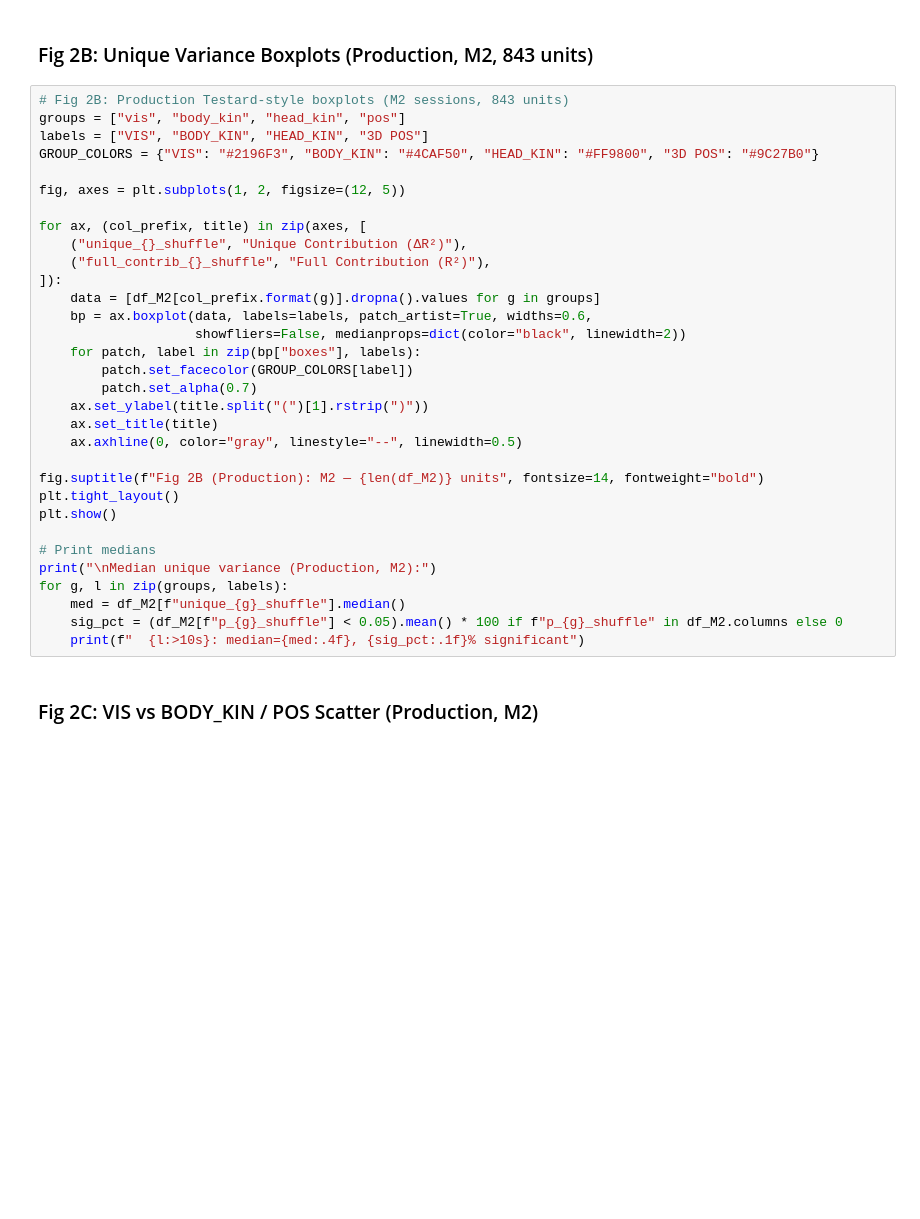
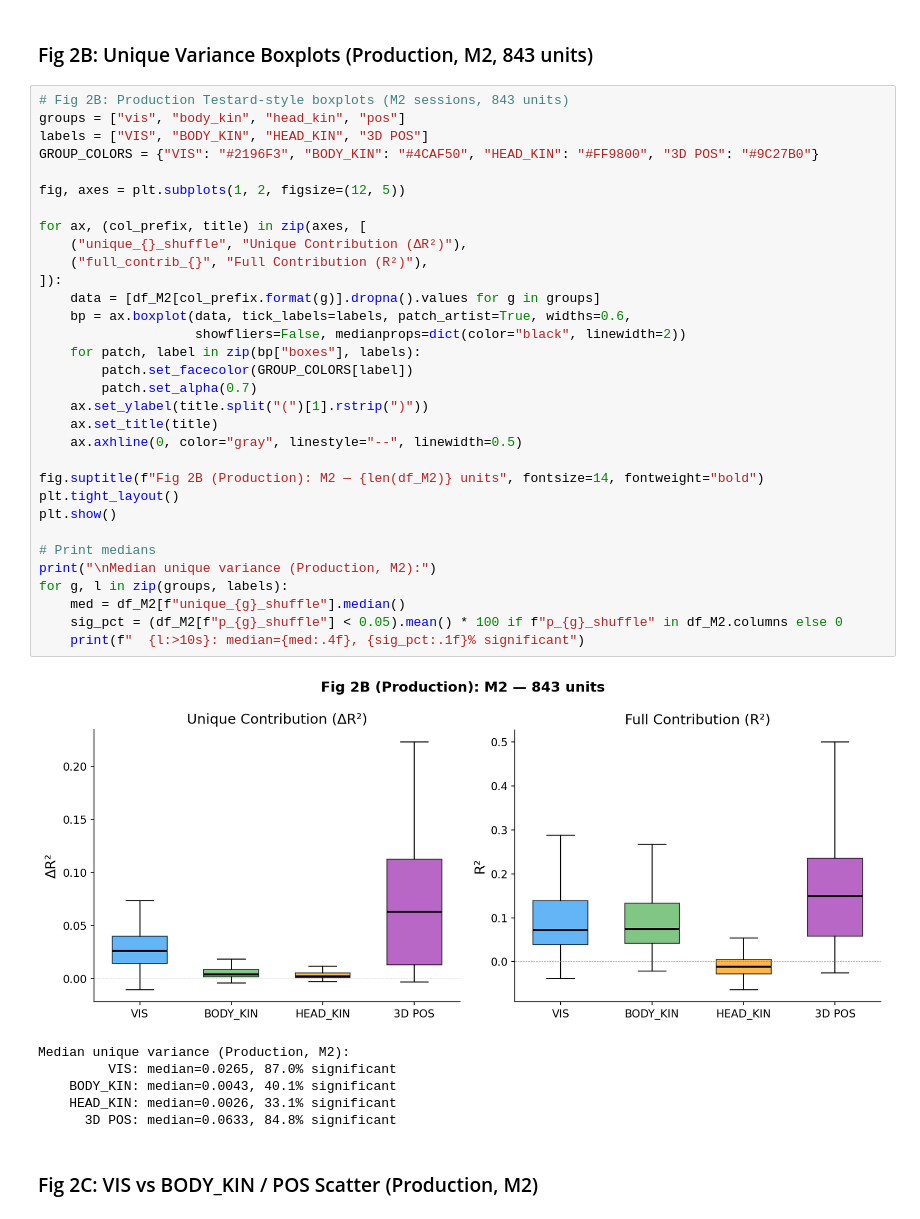
Before and after one commit to felipe-parodi/solo_mSTS_parodi2026, a Jupyter notebook: notebooks/fig2_encoding.ipynb, the cells around one changed output. Drawn from its saved outputs; the diff is of its cells as text; blank space fills up the shorter version.

```diff
--- a/notebooks/fig2_encoding.ipynb
+++ b/notebooks/fig2_encoding.ipynb
@@ -249,35 +269,42 @@ print(f"R² > 0.01 (M2): {(df_M2['full_r2'] > 0.01).mean():.1%}")
 # %%
 # Fig 2B: Production Testard-style boxplots (M2 sessions, 843 units)
 groups = ["vis", "body_kin", "head_kin", "pos"]
 labels = ["VIS", "BODY_KIN", "HEAD_KIN", "3D POS"]
 GROUP_COLORS = {"VIS": "#2196F3", "BODY_KIN": "#4CAF50", "HEAD_KIN": "#FF9800", "3D POS": "#9C27B0"}
 
 fig, axes = plt.subplots(1, 2, figsize=(12, 5))
 
 for ax, (col_prefix, title) in zip(axes, [
     ("unique_{}_shuffle", "Unique Contribution (ΔR²)"),
-    ("full_contrib_{}_shuffle", "Full Contribution (R²)"),
+    ("full_contrib_{}", "Full Contribution (R²)"),
 ]):
     data = [df_M2[col_prefix.format(g)].dropna().values for g in groups]
-    bp = ax.boxplot(data, labels=labels, patch_artist=True, widths=0.6,
+    bp = ax.boxplot(data, tick_labels=labels, patch_artist=True, widths=0.6,
                     showfliers=False, medianprops=dict(color="black", linewidth=2))
     for patch, label in zip(bp["boxes"], labels):
         patch.set_facecolor(GROUP_COLORS[label])
         patch.set_alpha(0.7)
     ax.set_ylabel(title.split("(")[1].rstrip(")"))
     ax.set_title(title)
     ax.axhline(0, color="gray", linestyle="--", linewidth=0.5)
 
 fig.suptitle(f"Fig 2B (Production): M2 — {len(df_M2)} units", fontsize=14, fontweight="bold")
 plt.tight_layout()
 plt.show()
 
 # Print medians
 print("\nMedian unique variance (Production, M2):")
 for g, l in zip(groups, labels):
     med = df_M2[f"unique_{g}_shuffle"].median()
     sig_pct = (df_M2[f"p_{g}_shuffle"] < 0.05).mean() * 100 if f"p_{g}_shuffle" in df_M2.columns else 0
     print(f"  {l:>10s}: median={med:.4f}, {sig_pct:.1f}% significant")
+# %% [output]
+[figure, added]
+Median unique variance (Production, M2):
+         VIS: median=0.0265, 87.0% significant
+    BODY_KIN: median=0.0043, 40.1% significant
+    HEAD_KIN: median=0.0026, 33.1% significant
+      3D POS: median=0.0633, 84.8% significant
 # %% [markdown]
 ### Fig 2C: VIS vs BODY_KIN / POS Scatter (Production, M2)
 # %%
```
Also changed, not shown: parts of 9 cells of this notebook, 3 other files.
